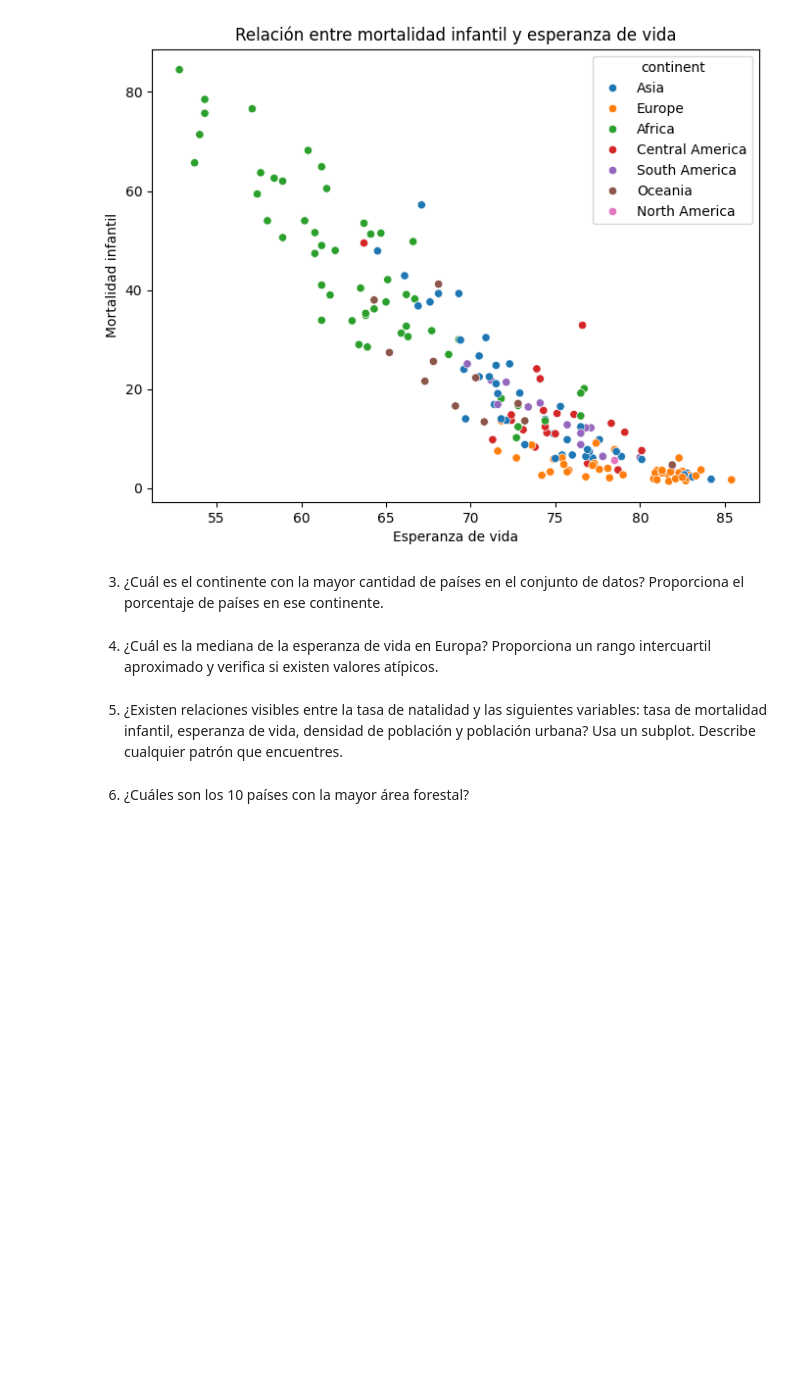
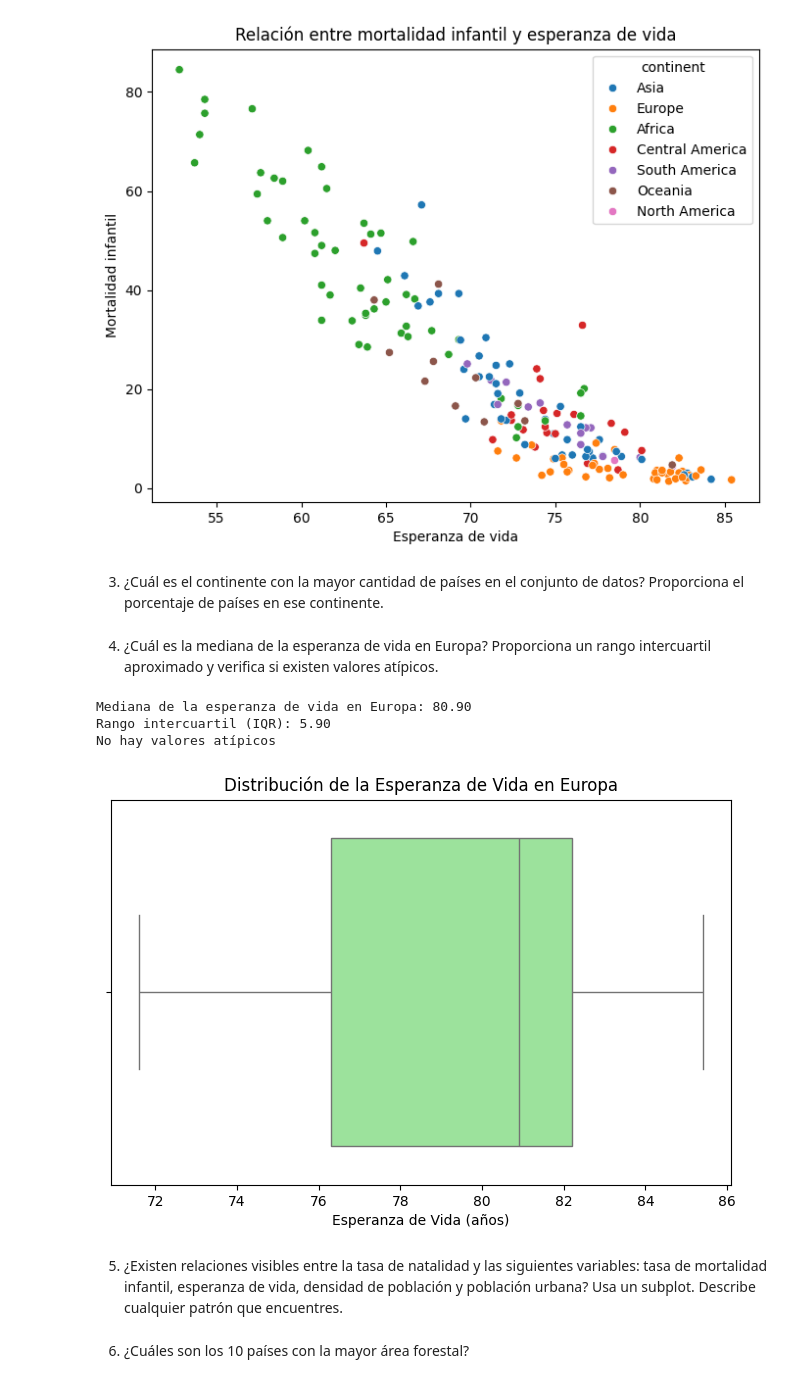
Before and after one commit to BeaDataArtist/promoi-modulo3-sprint1-pairprogramming-Laia-Bea, a Jupyter notebook: modulo-3-pair-07-visualizacion.ipynb, the cells around one changed output. Saved outputs shown, nothing was run; the diff lists cells and outputs as text; code cells hidden in the pictures; blank space fills up the shorter version.

```diff
--- a/modulo-3-pair-07-visualizacion.ipynb
+++ b/modulo-3-pair-07-visualizacion.ipynb
@@ -68,6 +69,34 @@ plt.title("Relación entre mortalidad infantil y esperanza de vida");
 3. ¿Cuál es el continente con la mayor cantidad de países en el conjunto de datos? Proporciona el porcentaje de países en ese continente.
 # %% [markdown]
 4. ¿Cuál es la mediana de la esperanza de vida en Europa? Proporciona un rango intercuartil aproximado y verifica si existen valores atípicos.
+# %%
+# Filtrar los países de Europa:
+europe_df = df[df['continent'] == 'Europe']
+
+# Mediana de la esperanza de vida en Europa:
+mediana_esperanza_vida = europe_df['life_expectancy'].median()
+
+# Calcular el rango intercuartil (IQR):
+q1 = europe_df['life_expectancy'].quantile(0.25)
+q3 = europe_df['life_expectancy'].quantile(0.75)
+iqr = q3 - q1
+
+# Resultados
+print(f"Mediana de la esperanza de vida en Europa: {mediana_esperanza_vida:.2f}")
+print(f"Rango intercuartil (IQR): {iqr:.2f}")
+print("No hay valores atípicos")
+
+# Visualización de boxplot
+plt.figure(figsize=(8, 5))
+sns.boxplot(data=europe_df, x='life_expectancy', color='lightgreen')
+plt.title('Distribución de la Esperanza de Vida en Europa')
+plt.xlabel('Esperanza de Vida (años)')
+plt.show()
+# %% [output]
+Mediana de la esperanza de vida en Europa: 80.90
+Rango intercuartil (IQR): 5.90
+No hay valores atípicos
+[figure, added]
 # %% [markdown]
 5. ¿Existen relaciones visibles entre la tasa de natalidad y las siguientes variables: tasa de mortalidad infantil, esperanza de vida, densidad de población y población urbana? Usa un subplot. Describe cualquier patrón que encuentres.
 # %% [markdown]
```
Also changed, not shown: parts of 3 cells of this notebook, 1 other file.
